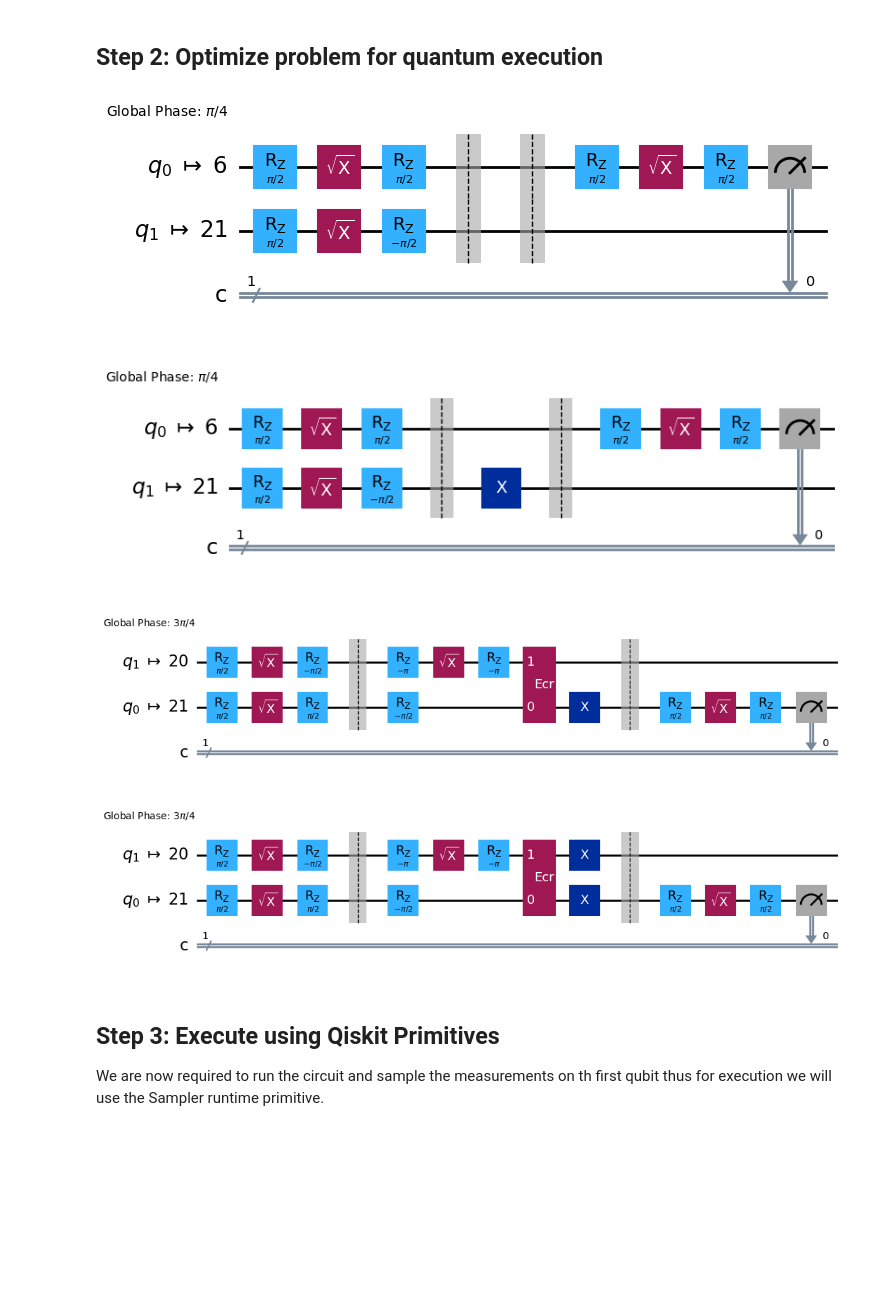
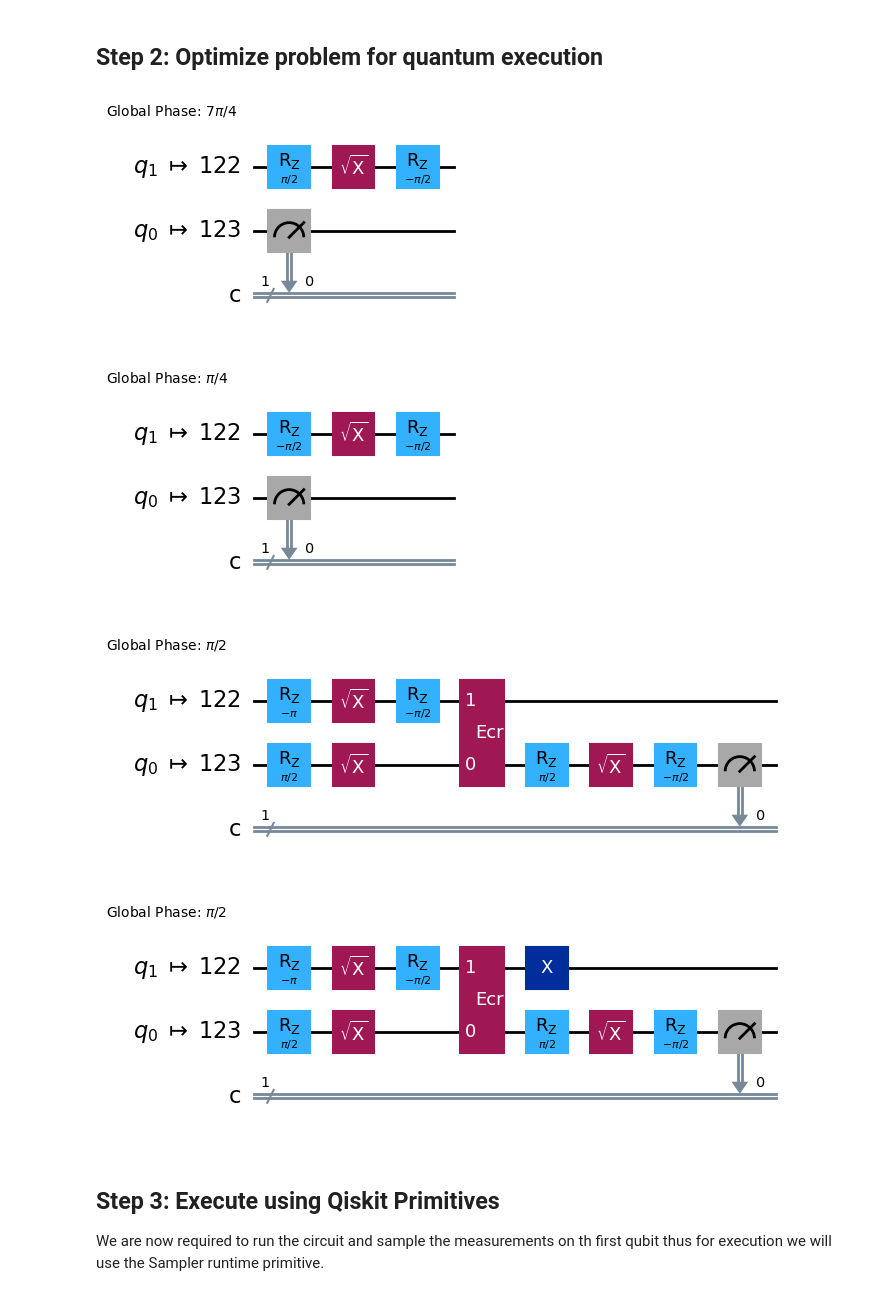
Before and after one commit to Nihar-Shah2001/Quantum_Computing_Notes, a Jupyter notebook: Notes/codes/4. Deutsch-Josza_Algorithm.ipynb, the cells around one changed output. Drawn from its saved outputs; the diff is of its cells as text; code cells hidden in the pictures; blank space fills up the shorter version.

```diff
--- a/Notes/codes/4. Deutsch-Josza_Algorithm.ipynb
+++ b/Notes/codes/4. Deutsch-Josza_Algorithm.ipynb
@@ -78,4 +83,4 @@ def deutsch_circuit(value):
 # %%
-qc_1=deutsch_circuit(1)
+qc_1=deutsch_circuit(oracle(1))
 qc_1.draw("mpl")
 # %% [output]
@@ -98,45 +103,37 @@ qc_4.draw("mpl")
 # %% [markdown]
 ## Step 2: Optimize problem for quantum execution
 # %%
-from qiskit.transpiler.preset_passmanagers import generate_preset_pass_manager
-
 target=backend.target
 pm = generate_preset_pass_manager(backend=backend, optimization_level=3)
 
 circuit_isa_1=pm.run(qc_1)
-circuit_isa_1.draw(output="mpl",idle_wires=False,style="iqp")
+circuit_isa_1.draw(output="mpl")
 # %% [output]
-[figure, old version]
+[figure, new version]
 # %%
-from qiskit.transpiler.preset_passmanagers import generate_preset_pass_manager
-
 target=backend.target
 pm = generate_preset_pass_manager(backend=backend, optimization_level=3)
 
 circuit_isa_2=pm.run(qc_2)
-circuit_isa_2.draw(output="mpl",idle_wires=False,style="iqp")
+circuit_isa_2.draw(output="mpl")
 # %% [output]
-[figure, old version]
+[figure, new version]
 # %%
-from qiskit.transpiler.preset_passmanagers import generate_preset_pass_manager
-
 target=backend.target
 pm = generate_preset_pass_manager(backend=backend, optimization_level=3)
 
 circuit_isa_3=pm.run(qc_3)
-circuit_isa_3.draw(output="mpl",idle_wires=False,style="iqp")
+circuit_isa_3.draw(output="mpl")
 # %% [output]
-[figure, old version]
+[figure, new version]
 # %%
-from qiskit.transpiler.preset_passmanagers import generate_preset_pass_manager
-
 target=backend.target
 pm = generate_preset_pass_manager(backend=backend, optimization_level=3)
 
 circuit_isa_4=pm.run(qc_4)
-circuit_isa_4.draw(output="mpl",idle_wires=False,style="iqp")
+circuit_isa_4.draw(output="mpl")
 # %% [output]
-[figure, old version]
+[figure, new version]
 # %% [markdown]
 ## Step 3: Execute using Qiskit Primitives
 
```
Also changed, not shown: parts of 74 cells of this notebook, 29 other files.
